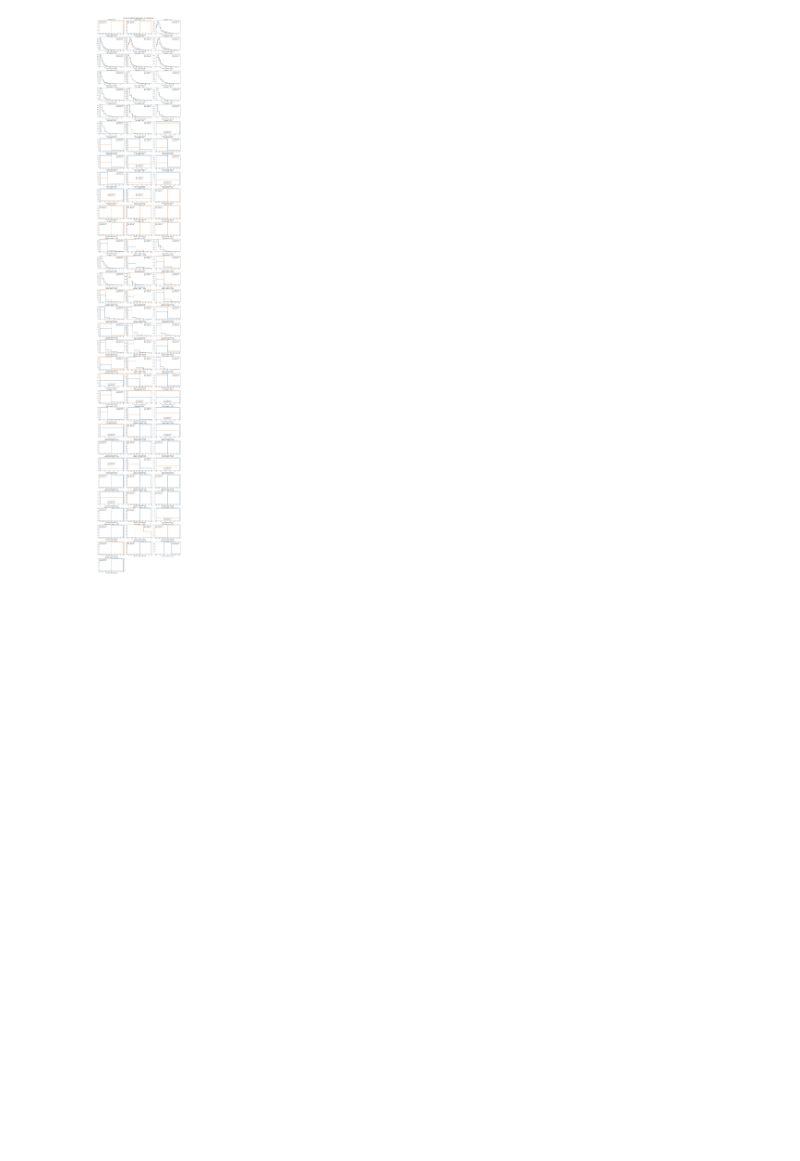
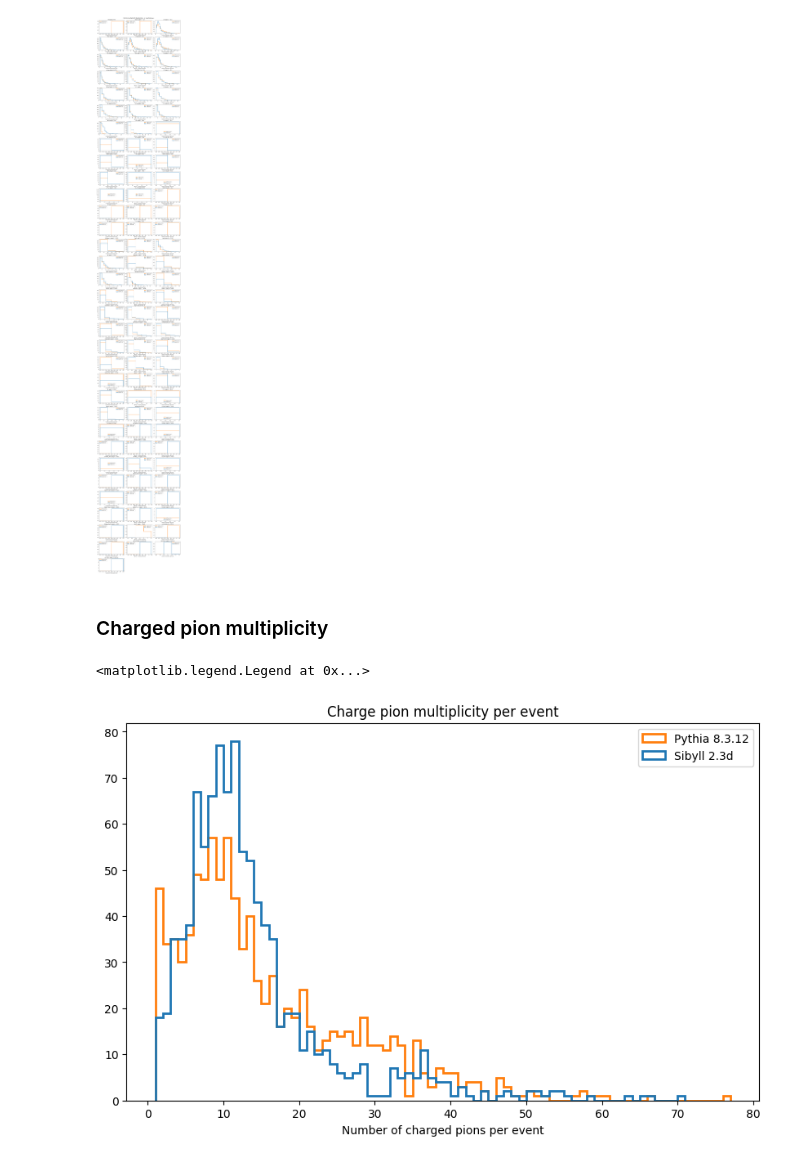
Before and after one commit to gaudu/pythia8312, a Jupyter notebook: examples/compare_corsika8_particle_output.ipynb, the cells around one changed output. Cells and saved outputs as stored; diff of their text form; code cells hidden in the pictures; blank space fills up the shorter version.

Commit message:
add charged pion multiplicity

```diff
--- a/examples/compare_corsika8_particle_output.ipynb
+++ b/examples/compare_corsika8_particle_output.ipynb
@@ -181,3 +181,36 @@ fig.suptitle('Particle multiplicity distributions by particle type', fontsize=16
 # %% [output]
 Text(0.5, 0.98, 'Particle multiplicity distributions by particle type')
 [figure]
+# %% [markdown]
+### Charged pion multiplicity
+# %%
+charged_pion_pdg_ids = [211, -211]
+charged_pion_charges = [1, -1]
+
+filtered_pythia = df_pythia[
+    (df_pythia['pdg_id'].isin(charged_pion_pdg_ids)) &
+    (df_pythia['particle_charge'].isin(charged_pion_charges))
+]
+filtered_sibyll = df_sibyll[
+    (df_sibyll['pdg_id'].isin(charged_pion_pdg_ids)) &
+    (df_sibyll['particle_charge'].isin(charged_pion_charges))
+]
+
+particle_counts_pythia = filtered_pythia.groupby('event_number').size()
+particle_counts_sibyll = filtered_sibyll.groupby('event_number').size()
+
+bin_edges_pythia = get_bin_edges(particle_counts_pythia)
+bin_edges_sibyll = get_bin_edges(particle_counts_sibyll)
+
+plt.figure(figsize=(10, 6))
+
+plt.hist(particle_counts_pythia, bins=bin_edges_pythia, histtype='step', linewidth=2, color='tab:orange', label='Pythia 8.3.12')
+plt.hist(particle_counts_sibyll, bins=bin_edges_sibyll, histtype='step', linewidth=2, color='tab:blue', label='Sibyll 2.3d')
+
+plt.xlabel("Number of charged pions per event")
+plt.ylabel("")
+plt.title("Charge pion multiplicity per event")
+plt.legend()
+# %% [output]
+<matplotlib.legend.Legend at 0x...>
+[figure, added]
```
Also changed, not shown: parts of 2 cells of this notebook.
